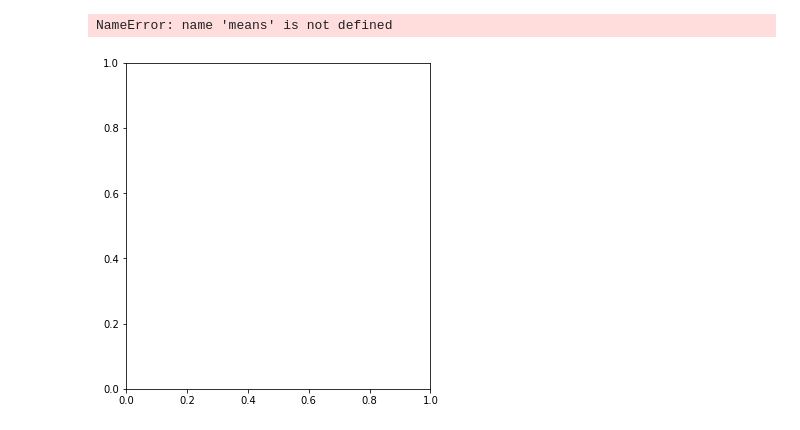
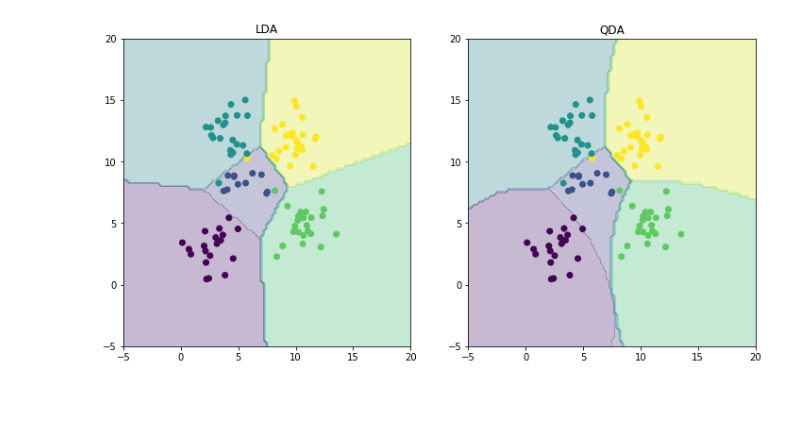
Before and after one commit to sonal2694/ML_Projects, a Jupyter notebook: Assignment1/basecode/scriptJ.ipynb, the cells around one changed output. Cells and saved outputs as stored; diff of their text form; code cells hidden in the pictures; blank space fills up the shorter version.

```diff
--- a/Assignment1/basecode/scriptJ.ipynb
+++ b/Assignment1/basecode/scriptJ.ipynb
@@ -43,6 +80,25 @@ def ldaTest(means,covmat,Xtest,ytest):
     # ypred - N x 1 column vector indicating the predicted labels
 
     # IMPLEMENT THIS METHOD
+
+    # Create a new empty matrix with N*k size
+    result_p = np.zeros((Xtest.shape[0], means.shape[1]))
+
+    # prior probability
+    p = 1/np.sqrt((2*pi) ** means.shape[0] * det(covmat))
+
+    # Calculate probabilities of every Xi for every y
+    j = 0
+    for i in means.transpose():
+        mean = i
+        Prob = p * np.exp(- 0.5 * np.sum([a * b for a, b in zip(np.dot(Xtest - mean, inv(covmat)), Xtest - mean)], axis=1))
+        result_p[:, j] = Prob
+        j = j + 1
+
+    ypred = np.argmax(result_p, axis=1) + 1
+    error = ypred - ytest.ravel()
+    acc = (Xtest.shape[0] - float(len(np.nonzero(error)[0])))/Xtest.shape[0]
+
     return acc,ypred
 # %%
 def qdaTest(means,covmats,Xtest,ytest):
@@ -55,6 +111,24 @@ def qdaTest(means,covmats,Xtest,ytest):
     # ypred - N x 1 column vector indicating the predicted labels
 
     # IMPLEMENT THIS METHOD
+
+    # Create a new empty matrix with N*k size
+    result_p2 = np.zeros((Xtest.shape[0], means.shape[1]))
+
+    j = 0
+    for i in means.transpose():
+        p = 1 / np.sqrt((2*pi) ** means.shape[0] * det(covmats[j]))
+        mean = i
+
+        Prob = p * np.exp(- 0.5 * np.sum([a * b for a, b in zip(np.dot(Xtest - mean, inv(covmats[j])), Xtest - mean)], axis=1))
+
+        result_p2[:, j] = Prob
+        j = j + 1
+
+    ypred = np.argmax(result_p2, axis=1) + 1
+    error = ypred - ytest.ravel()
+    acc = (Xtest.shape[0] - float(len(np.nonzero(error)[0]))) / Xtest.shape[0]
+
     return acc,ypred
 # %%
 def learnOLERegression(X,y):
@@ -131,31 +240,30 @@ print('QDA Accuracy = '+str(qdaacc))
 # %%
 # plotting boundaries
 x1 = np.linspace(-5,20,100)
 x2 = np.linspace(-5,20,100)
 xx1,xx2 = np.meshgrid(x1,x2)
 xx = np.zeros((x1.shape[0]*x2.shape[0],2))
 xx[:,0] = xx1.ravel()
 xx[:,1] = xx2.ravel()
 
 fig = plt.figure(figsize=[12,6])
 plt.subplot(1, 2, 1)
 
 zacc,zldares = ldaTest(means,covmat,xx,np.zeros((xx.shape[0],1)))
 plt.contourf(x1,x2,zldares.reshape((x1.shape[0],x2.shape[0])),alpha=0.3)
-plt.scatter(Xtest[:,0],Xtest[:,1],c=ytest)
+plt.scatter(Xtest[:,0], Xtest[:,1],c=ytest[:,0])
 plt.title('LDA')
 
 plt.subplot(1, 2, 2)
 
 zacc,zqdares = qdaTest(means,covmats,xx,np.zeros((xx.shape[0],1)))
 plt.contourf(x1,x2,zqdares.reshape((x1.shape[0],x2.shape[0])),alpha=0.3)
-plt.scatter(Xtest[:,0],Xtest[:,1],c=ytest)
+plt.scatter(Xtest[:,0],Xtest[:,1],c=ytest[:,0])
 plt.title('QDA')
 
 plt.show()
 # %% [output]
-NameError: name 'means' is not defined
-[figure, old version]
+[figure, new version]
 # %%
 # Problem 2
 if sys.version_info.major == 2:
```
Also changed, not shown: parts of 15 cells of this notebook.
